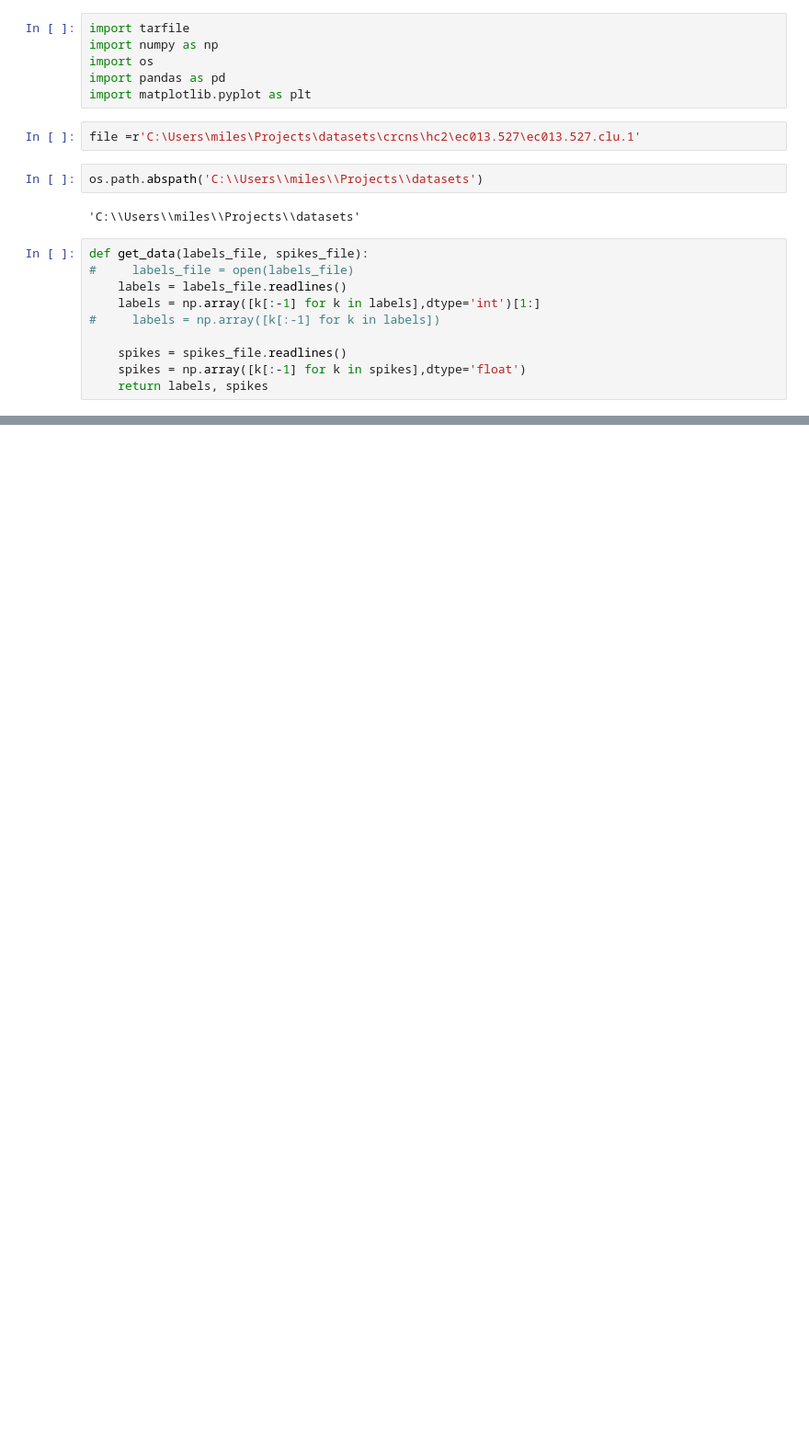
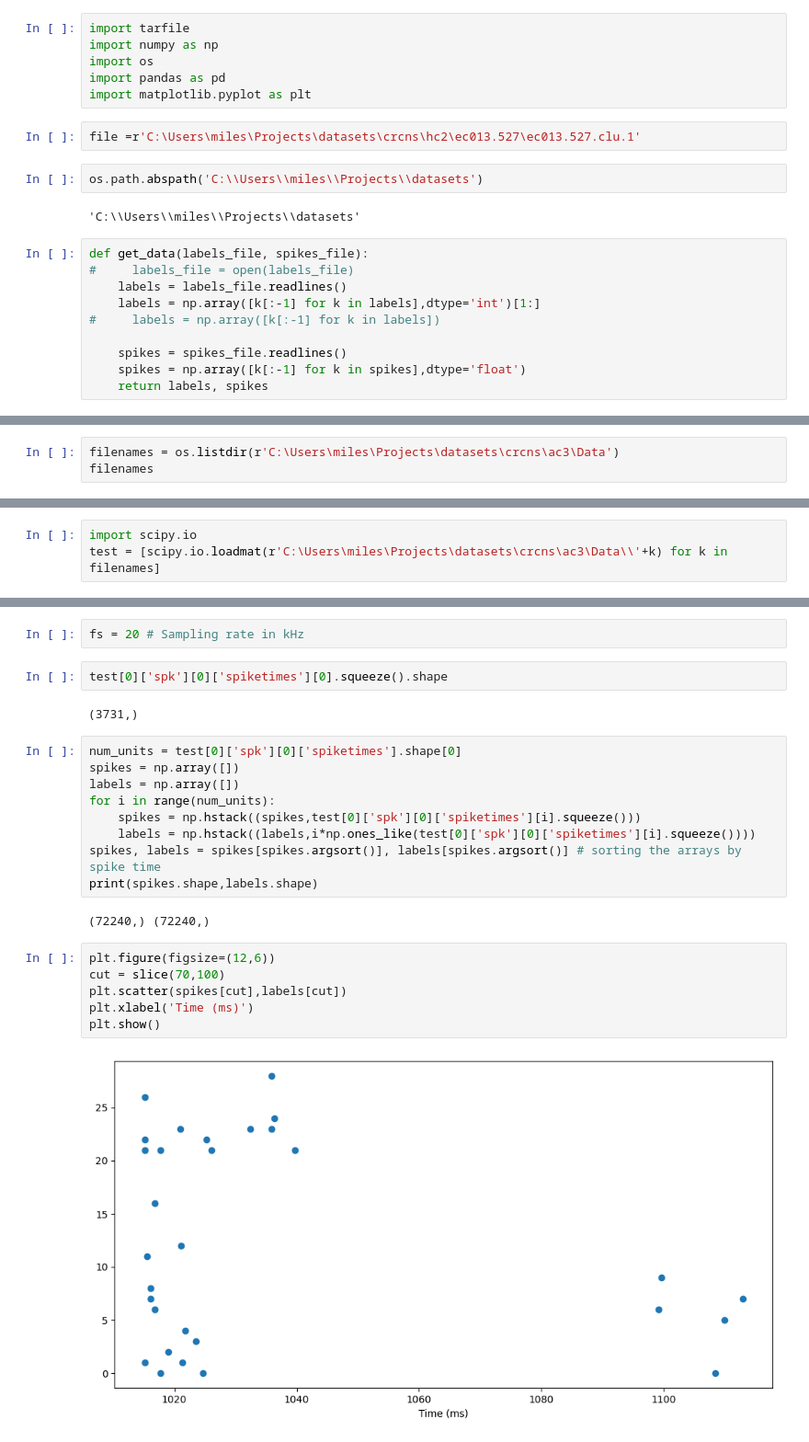
Before and after one commit to CosmicSurgery/thesis_notebooks, a Jupyter notebook: 2023.08.31 - h2 dataset hippocampus .ipynb, the cells around one changed output, grey strips where cells are left out. Shown at 92% size. Saved outputs shown, nothing was run; the diff lists cells and outputs as text; blank space fills up the shorter version.

```diff
--- a/2023.08.31 - h2 dataset hippocampus .ipynb
+++ b/2023.08.31 - h2 dataset hippocampus .ipynb
@@ -52,0 +94,3 @@ plt.show()
+# %%
+filenames = os.listdir(r'C:\Users\miles\Projects\datasets\crcns\ac3\Data')
+filenames
@@ -52,0 +118,3 @@ plt.show()
+# %%
+import scipy.io
+test = [scipy.io.loadmat(r'C:\Users\miles\Projects\datasets\crcns\ac3\Data\\'+k) for k in filenames]
@@ -52,0 +143,25 @@ plt.show()
+# %%
+fs = 20 # Sampling rate in kHz
+# %%
+test[0]['spk'][0]['spiketimes'][0].squeeze().shape
+# %% [output]
+(3731,)
+# %%
+num_units = test[0]['spk'][0]['spiketimes'].shape[0]
+spikes = np.array([])
+labels = np.array([])
+for i in range(num_units):
+    spikes = np.hstack((spikes,test[0]['spk'][0]['spiketimes'][i].squeeze()))
+    labels = np.hstack((labels,i*np.ones_like(test[0]['spk'][0]['spiketimes'][i].squeeze())))
+spikes, labels = spikes[spikes.argsort()], labels[spikes.argsort()] # sorting the arrays by spike time
+print(spikes.shape,labels.shape)
+# %% [output]
+(72240,) (72240,)
+# %%
+plt.figure(figsize=(12,6))
+cut = slice(70,100)
+plt.scatter(spikes[cut],labels[cut])
+plt.xlabel('Time (ms)')
+plt.show()
+# %% [output]
+[figure, added]
```
Also changed, not shown: parts of 12 cells of this notebook.
